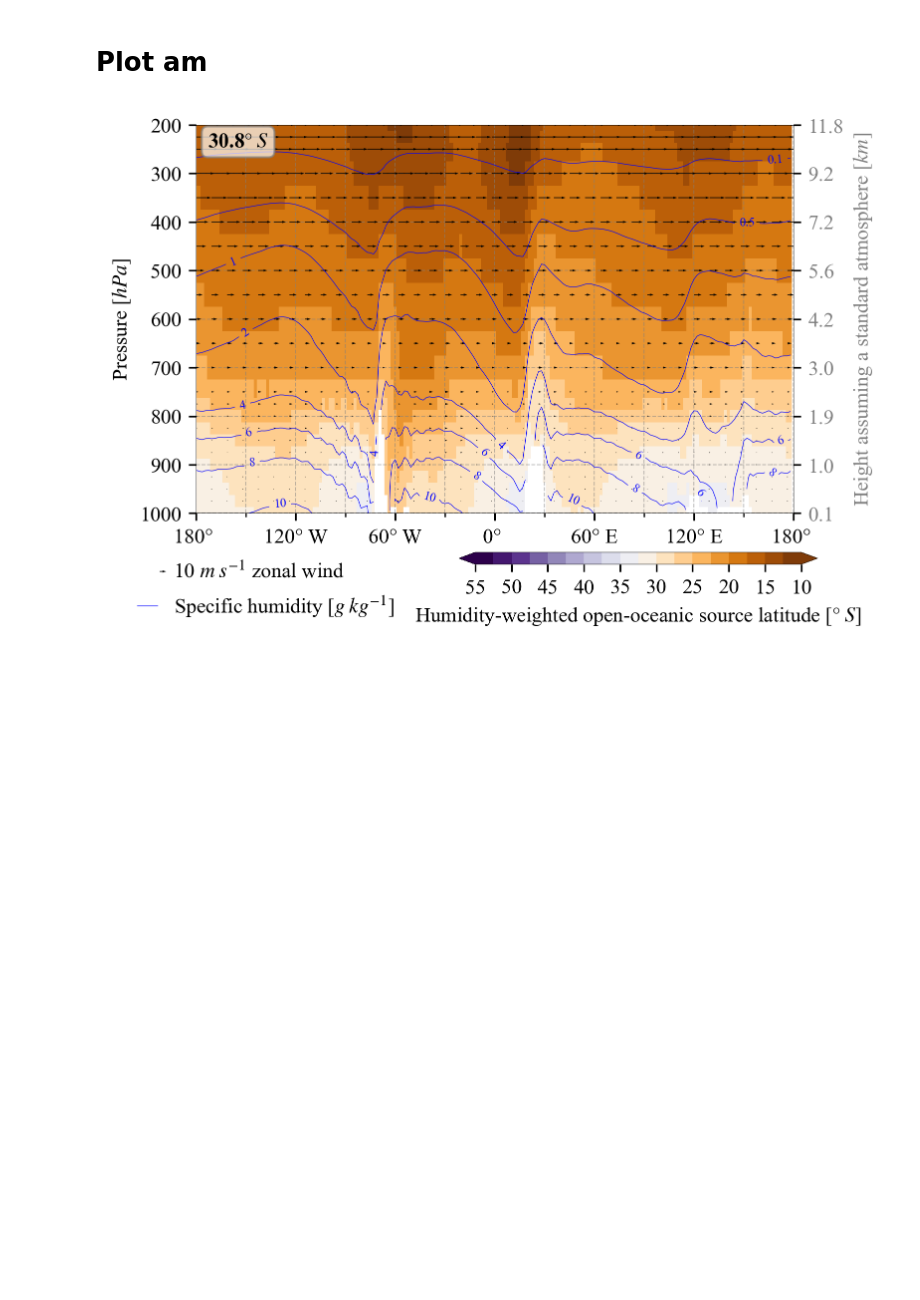
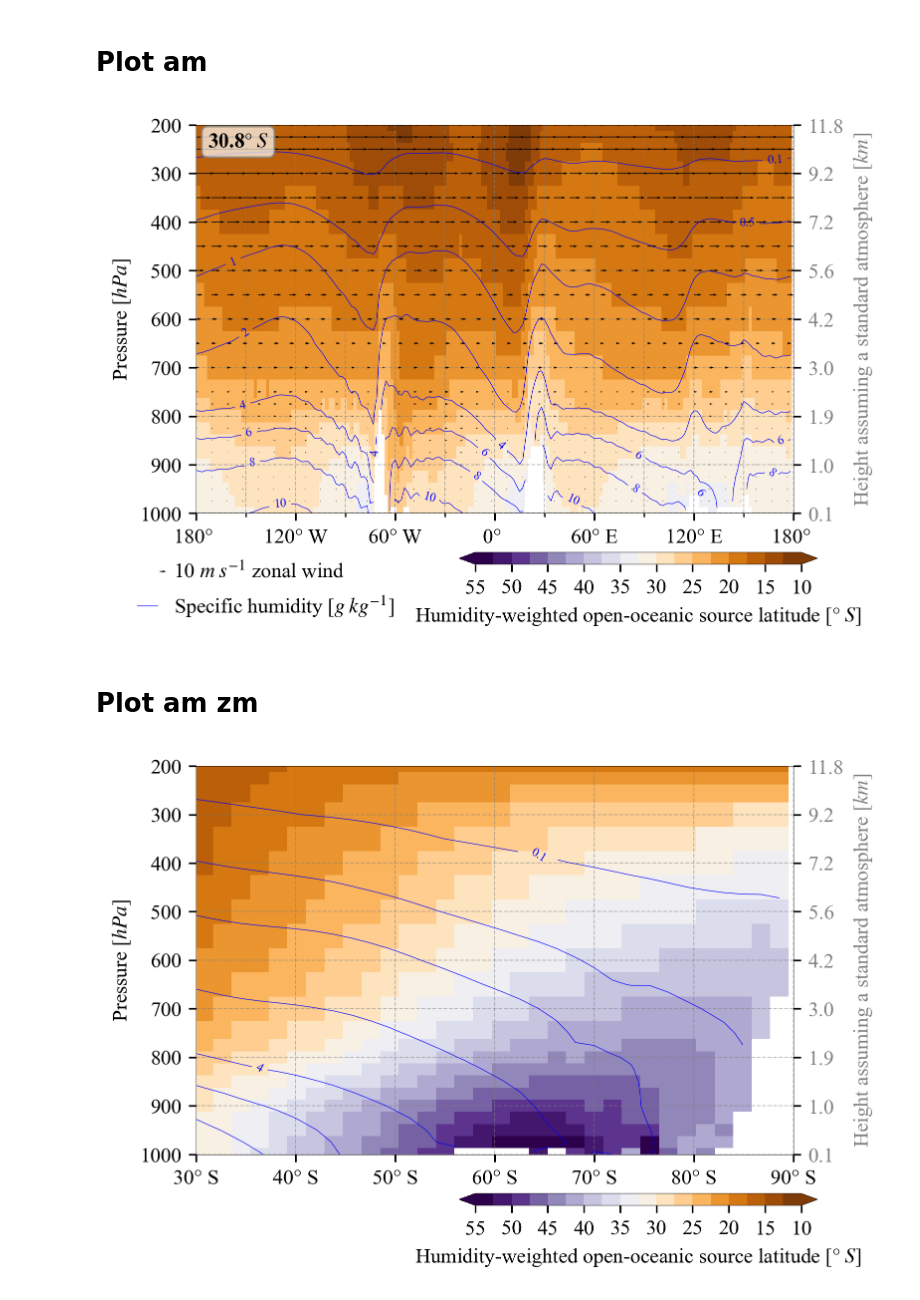
Before and after one commit to l975421700/a_basic_analysis, a Jupyter notebook: c_codes/2_tagging/2.3_source_var/2.3.1_source_var_q/2.3.1.1.0_source_lat_q.ipynb, the cells around one changed output. Saved outputs shown, nothing was run; the diff lists cells and outputs as text; code cells hidden in the pictures; blank space fills up the shorter version.

```diff
--- a/c_codes/2_tagging/2.3_source_var/2.3.1_source_var_q/2.3.1.1.0_source_lat_q.ipynb
+++ b/c_codes/2_tagging/2.3_source_var/2.3.1_source_var_q/2.3.1.1.0_source_lat_q.ipynb
@@ -112,7 +112,6 @@ Warning: ecCodes 2.21.0 or higher is recommended. You are running version 2.18.0
 # %% [markdown]
 # Import data
 # %%
-
 # -----------------------------------------------------------------------------
 # region import data
 
@@ -134,6 +133,10 @@ with open(
     'rb') as f:
     q_plev[expid[i]] = pickle.load(f)
 
+ocean_q_alltime = {}
+with open(exp_odir + expid[i] + '/analysis/echam/' + expid[i] + '.ocean_q_alltime.pkl', 'rb') as f:
+    ocean_q_alltime[expid[i]] = pickle.load(f)
+
 lon = q_weighted_lat[expid[i]]['am'].lon
 lat = q_weighted_lat[expid[i]]['am'].lat
 lon_2d, lat_2d = np.meshgrid(lon, lat,)
@@ -279,3 +282,72 @@ fig.subplots_adjust(left=0.12, right=0.89, bottom=0.23, top=0.98)
 plt.show()
 # %% [output]
 [figure]
+# %% [markdown]
+# Plot am zm
+# %%
+
+output_png = 'figures/6_awi/6.1_echam6/6.1.5_source_var_q/6.1.5.0_lat/6.1.5.0 ' + expid[i] + ' q_weighted_lat am zm.png'
+
+pltlevel, pltticks, pltnorm, pltcmp = plt_mesh_pars(
+    cm_min=-55, cm_max=-10, cm_interval1=2.5, cm_interval2=5, cmap='PuOr',)
+
+fig, ax = plt.subplots(1, 1, figsize=np.array([13.2, 8.8]) / 2.54)
+
+plt_mesh = ax.pcolormesh(
+    lat, plevs / 100,
+    q_weighted_lat[expid[i]]['am'].weighted(
+        ocean_q_alltime[expid[i]]['am'].sel(var_names='lat').fillna(0)
+        ).mean(dim='lon').sel(plev=slice(1e+5, 2e+4)),
+    norm=pltnorm, cmap=pltcmp,
+)
+
+# q contours
+q_intervals = np.array([0.1, 0.5, 1, 2, 4, 6, 8, 10])
+plt_ctr = ax.contour(
+        lat, plevs / 100,
+        q_plev[expid[i]]['am'].mean(dim='lon').sel(
+            plev=slice(1e+5, 2e+4)) * 1000,
+        colors='b', levels=q_intervals, linewidths=0.3,
+        clip_on=True, zorder=2)
+ax_clabel = ax.clabel(
+    plt_ctr, inline=1, colors='b', fmt=remove_trailing_zero,
+    levels=q_intervals, inline_spacing=0, fontsize=6,)
+
+# x-axis
+ax.set_xticks(np.arange(-30, -90 - 1e-4, -10))
+ax.set_xlim(-30, -90)
+ax.xaxis.set_major_formatter(LatitudeFormatter(degree_symbol='° '))
+ax.xaxis.set_minor_locator(AutoMinorLocator(2))
+
+# y-axis
+ax.invert_yaxis()
+ax.set_ylim(1000, 200)
+ax.set_ylabel('Pressure [$hPa$]')
+
+# grid
+ax.grid(True, lw=0.5, c='gray', alpha=0.5, linestyle='--', which='both',)
+
+# 2nd y-axis
+height = np.round(
+    pressure_to_height_std(
+        pressure=np.arange(1000, 200 - 1e-4, -100) * units('hPa')), 1,)
+ax2 = ax.twinx()
+ax2.invert_yaxis()
+ax2.set_ylim(1000, 200)
+ax2.set_yticklabels(np.flip(height.magnitude), c = 'gray')
+ax2.set_ylabel('Height assuming a standard atmosphere [$km$]', c = 'gray')
+
+# cbar
+cbar = fig.colorbar(
+    plt_mesh, ax=ax, aspect=30,
+    orientation="horizontal", shrink=0.6, ticks=pltticks, extend='both',
+    pad=0.02, fraction=0.25, anchor=(1.1, -0.6),)
+cbar.ax.set_xticklabels(
+    [remove_trailing_zero(x) for x in np.negative(pltticks)])
+cbar.ax.set_xlabel('Humidity-weighted open-oceanic source latitude [$°\;S$]',)
+
+fig.subplots_adjust(left=0.12, right=0.89, bottom=0.23, top=0.98)
+
+plt.show()
+# %% [output]
+[figure, added]
```
Also changed, not shown: 21 other files.
